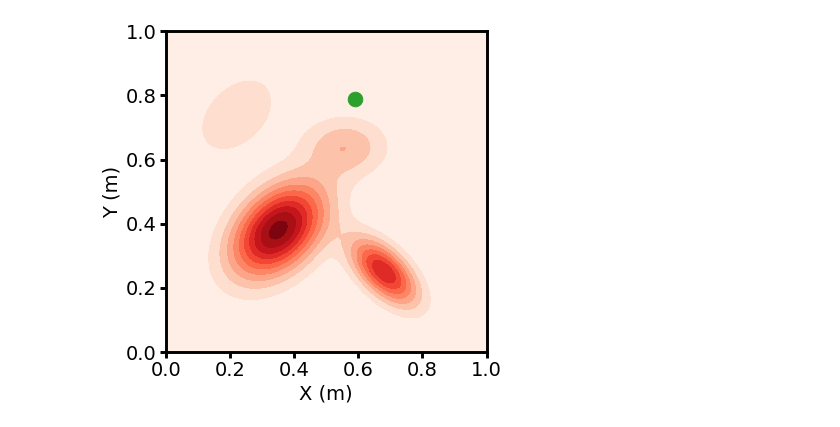
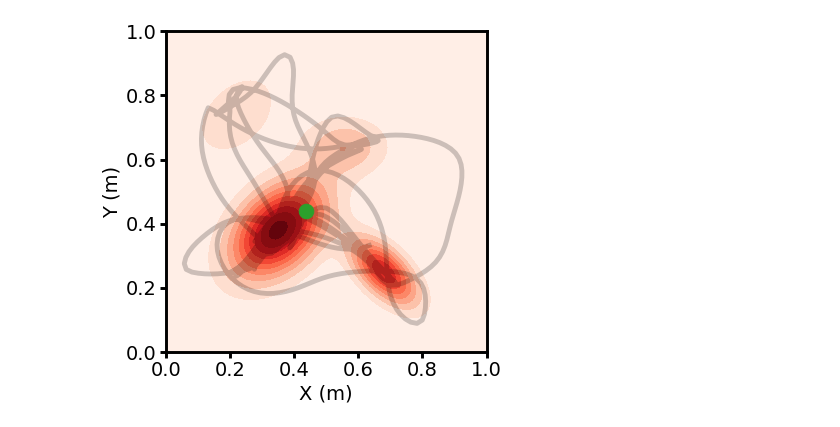
Before and after one commit to Justus-ui/Ergodic_control, a Jupyter notebook: smc_ergodic_sensor_distributions.ipynb, the cells around one changed output. Drawn from its saved outputs; the diff is of its cells as text; code cells hidden in the pictures.

```diff
--- a/smc_ergodic_sensor_distributions.ipynb
+++ b/smc_ergodic_sensor_distributions.ipynb
@@ -369,7 +369,7 @@ def update_plot(frame):
 
     return robot_state, robot_traj,
 
-#ani = animation.FuncAnimation(fig, update_plot, frames=int(tsteps/10)-1, blit=True, interval=30, repeat=False)
-#video = ani.to_html5_video()
-#HTML(video)
+ani = animation.FuncAnimation(fig, update_plot, frames=int(tsteps/10)-1, blit=True, interval=30, repeat=False)
+video = ani.to_html5_video()
+HTML(video)
 # %% [output]
@@ -376 +377 @@ def update_plot(frame):
-[figure, old version]
+[figure, new version]
```
Also changed, not shown: parts of 4 cells of this notebook, 18 other files.
